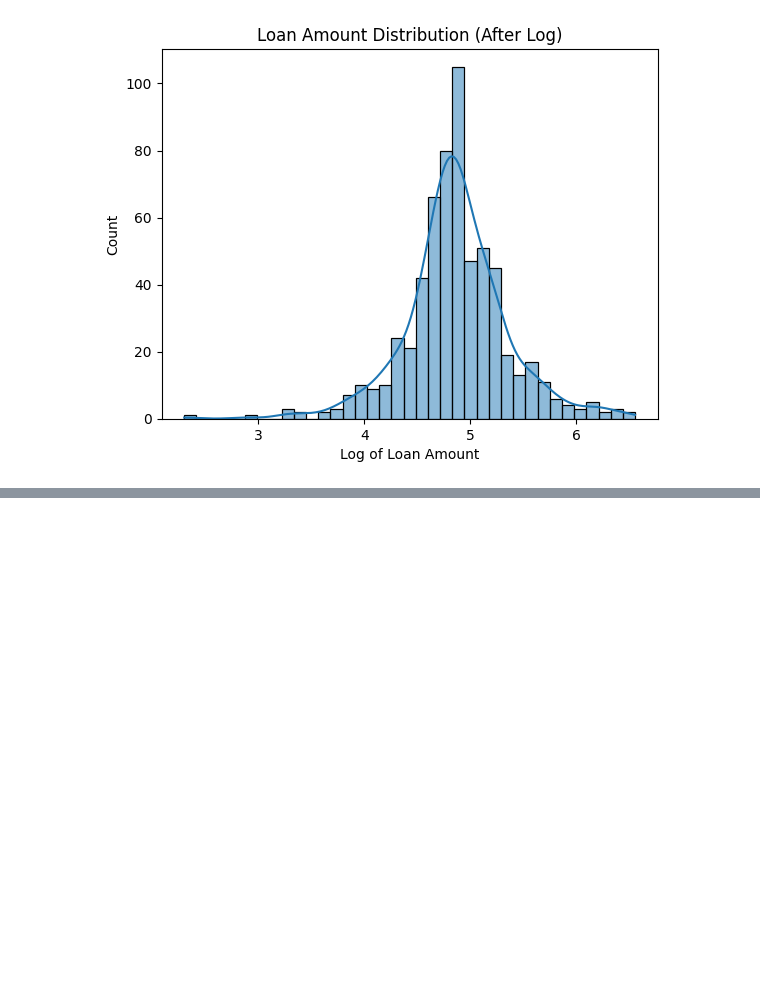
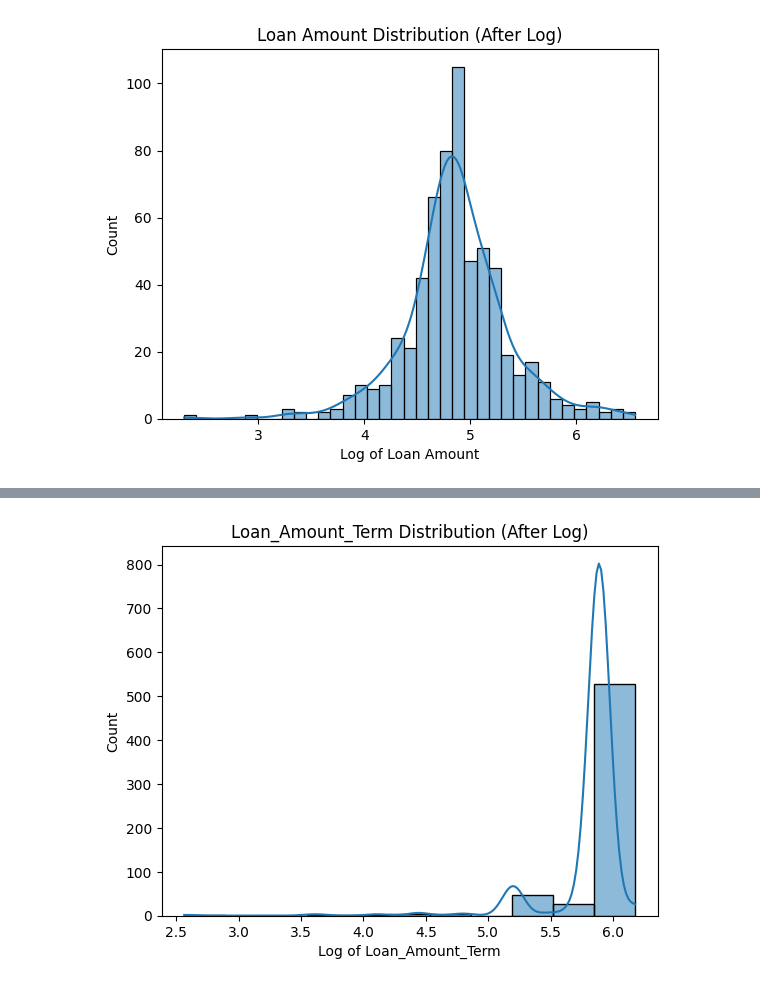
Before and after one commit to maramm9/Loan-approval, a Jupyter notebook: eda.ipynb, the cells around one changed output, grey strips where cells are left out. Saved outputs shown, nothing was run; the diff lists cells and outputs as text; code cells hidden in the pictures; blank space fills up the shorter version.

```diff
--- a/eda.ipynb
+++ b/eda.ipynb
@@ -249,0 +247,11 @@ df.head()
+# %%
+# Apply log transformation to Loan_Amount_Term
+df['Log_Loan_Amount_Term'] = np.log1p(df['Loan_Amount_Term'])
+# %%
+# Plot distribution of Log_Loan_Amount_Term
+sns.histplot(df['Log_Loan_Amount_Term'], kde=True)
+plt.title('Loan_Amount_Term Distribution (After Log)')
+plt.xlabel('Log of Loan_Amount_Term')
+plt.show()
+# %% [output]
+[figure, added]
```
Also changed, not shown: parts of 7 cells of this notebook.
